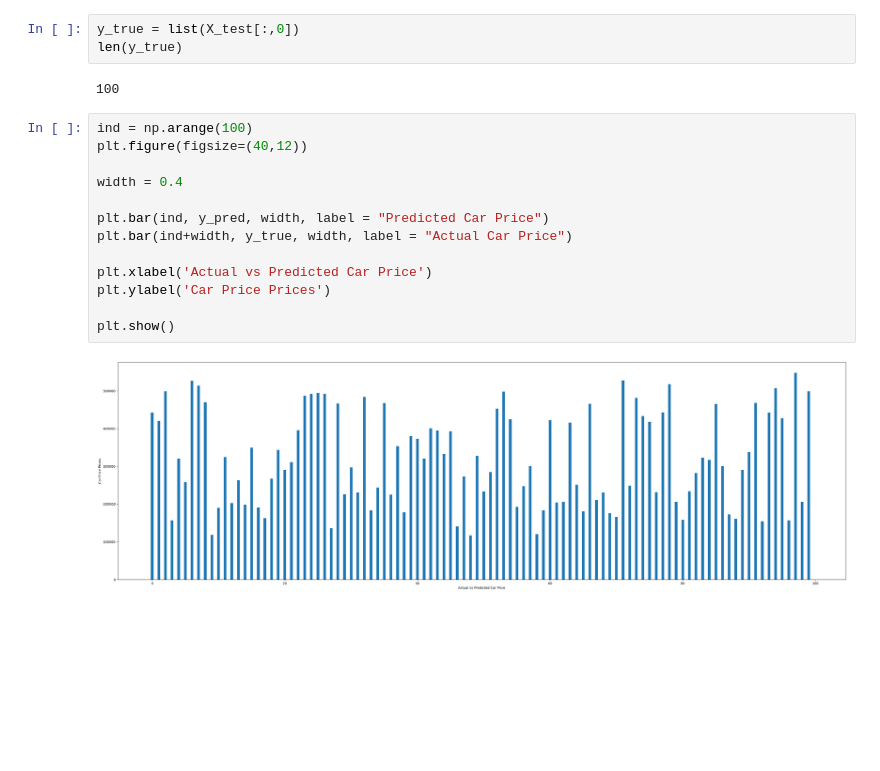
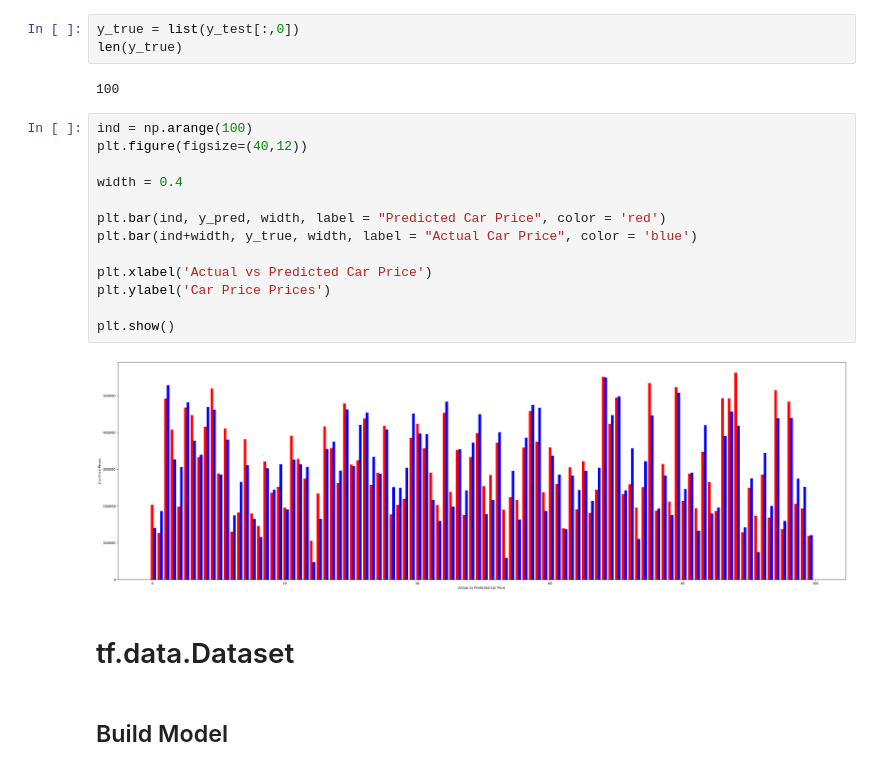
Before and after one commit to mohammed3120/Car_Price_Regression_using_Tensorflow, a Jupyter notebook: car_price_regression_using_tensorflow.ipynb, the cells around one changed output. Cells and saved outputs as stored; diff of their text form; blank space fills up the shorter version.

```diff
--- a/car_price_regression_using_tensorflow.ipynb
+++ b/car_price_regression_using_tensorflow.ipynb
@@ -469,21 +471,25 @@ WARNING:tensorflow:5 out of the last 8 calls to <function Model.make_predict_fun
 100
 # %%
-y_true = list(X_test[:,0])
+y_true = list(y_test[:,0])
 len(y_true)
 # %% [output]
 100
 # %%
 ind = np.arange(100)
 plt.figure(figsize=(40,12))
 
 width = 0.4
 
-plt.bar(ind, y_pred, width, label = "Predicted Car Price")
-plt.bar(ind+width, y_true, width, label = "Actual Car Price")
+plt.bar(ind, y_pred, width, label = "Predicted Car Price", color = 'red')
+plt.bar(ind+width, y_true, width, label = "Actual Car Price", color = 'blue')
 
 plt.xlabel('Actual vs Predicted Car Price')
 plt.ylabel('Car Price Prices')
 
 plt.show()
 # %% [output]
-[figure, old version]
+[figure, new version]
+# %% [markdown]
+# tf.data.Dataset
+# %% [markdown]
+## Build Model
```
Also changed, not shown: parts of 48 cells of this notebook.
